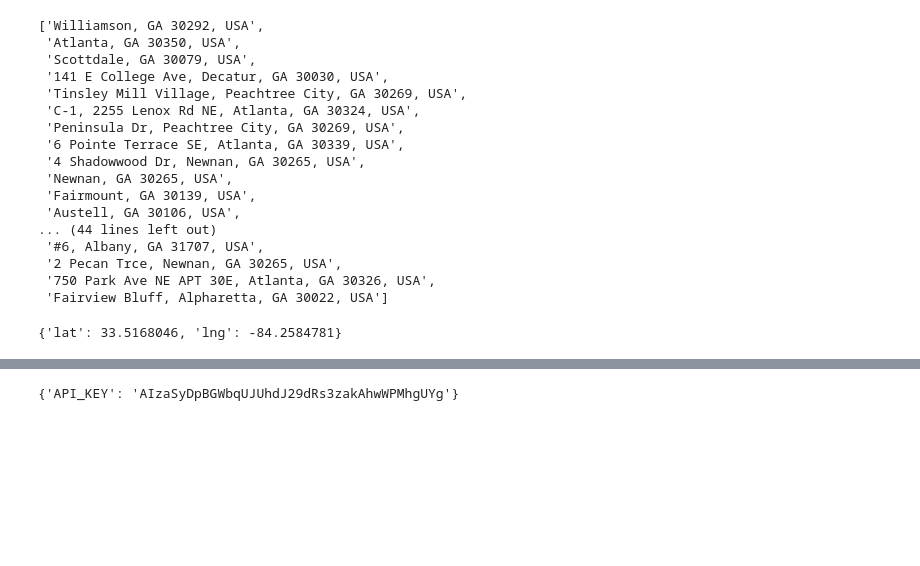
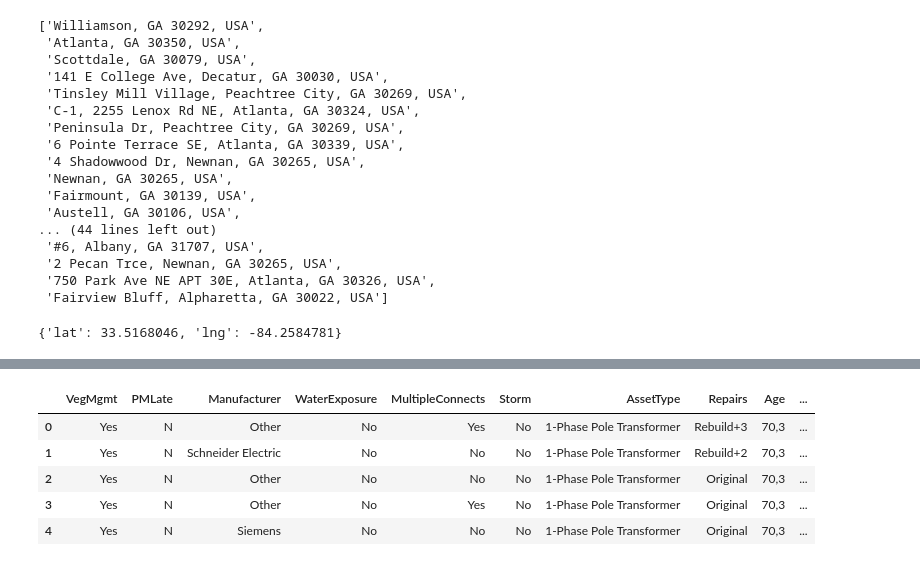
Before and after one commit to kurtrm/predicting_equipment_failure, a Jupyter notebook: notebooks/new_explore.ipynb, the cells around one changed output, grey strips where cells are left out. Saved outputs shown, nothing was run; the diff lists cells and outputs as text; code cells hidden in the pictures; blank space fills up the shorter version.

```diff
--- a/notebooks/new_explore.ipynb
+++ b/notebooks/new_explore.ipynb
@@ -249,5 +267,0 @@ import yaml
-# %%
-with open('/home/kurtrm/.secrets/geocoding.yaml', 'r') as f:
-    yaml.load(f)
-# %% [output]
-{'API_KEY': 'AIzaSyDpBGWbqUJUhdJ29dRs3zakAhwWPMhgUYg'}
@@ -253,0 +272,9 @@ with open('/home/kurtrm/.secrets/geocoding.yaml', 'r') as f:
+# %%
+dropped.head()
+# %% [output]
+|  | VegMgmt | PMLate | Manufacturer | WaterExposure | MultipleConnects | Storm | AssetType | Repairs | Age | ... |
+| 0 | Yes | N | Other | No | Yes | No | 1-Phase Pole Transformer | Rebuild+3 | 70,3 | ... |
+| 1 | Yes | N | Schneider Electric | No | No | No | 1-Phase Pole Transformer | Rebuild+2 | 70,3 | ... |
+| 2 | Yes | N | Other | No | No | No | 1-Phase Pole Transformer | Original | 70,3 | ... |
+| 3 | Yes | N | Other | No | Yes | No | 1-Phase Pole Transformer | Original | 70,3 | ... |
+| 4 | Yes | N | Siemens | No | No | No | 1-Phase Pole Transformer | Original | 70,3 | ... |
```
Also changed, not shown: parts of 13 cells of this notebook, 1 other file.
